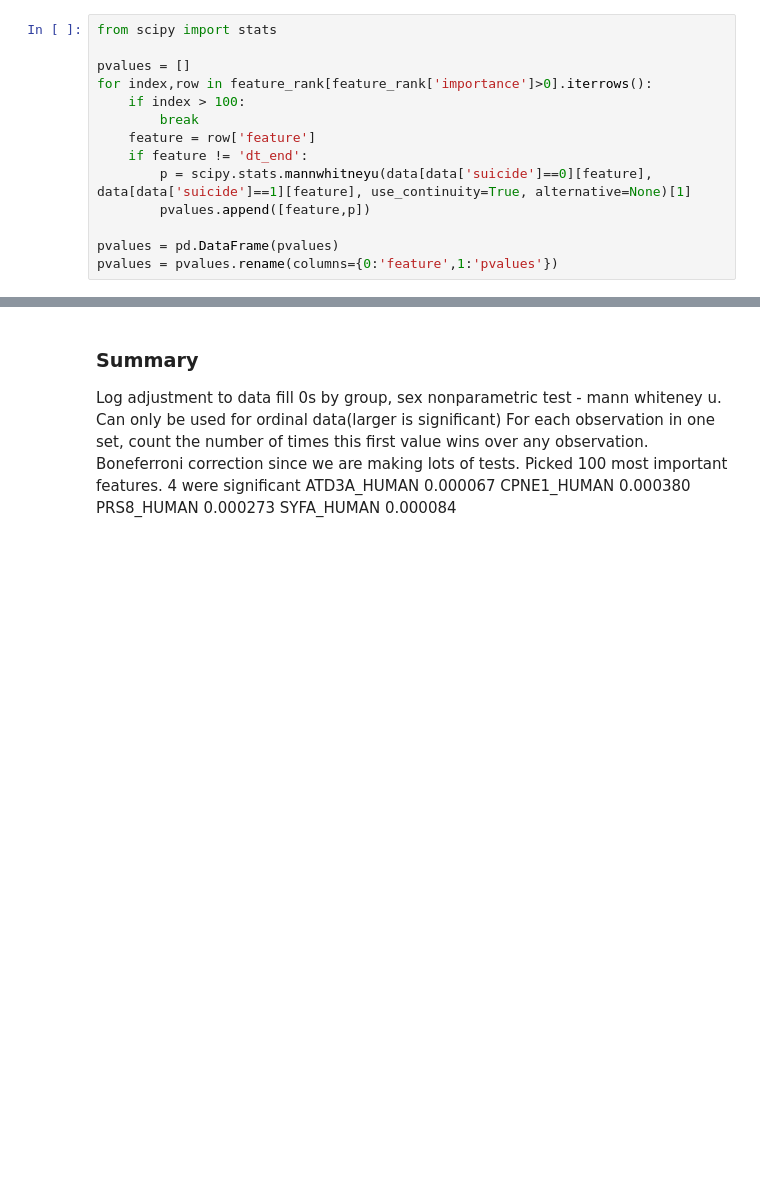
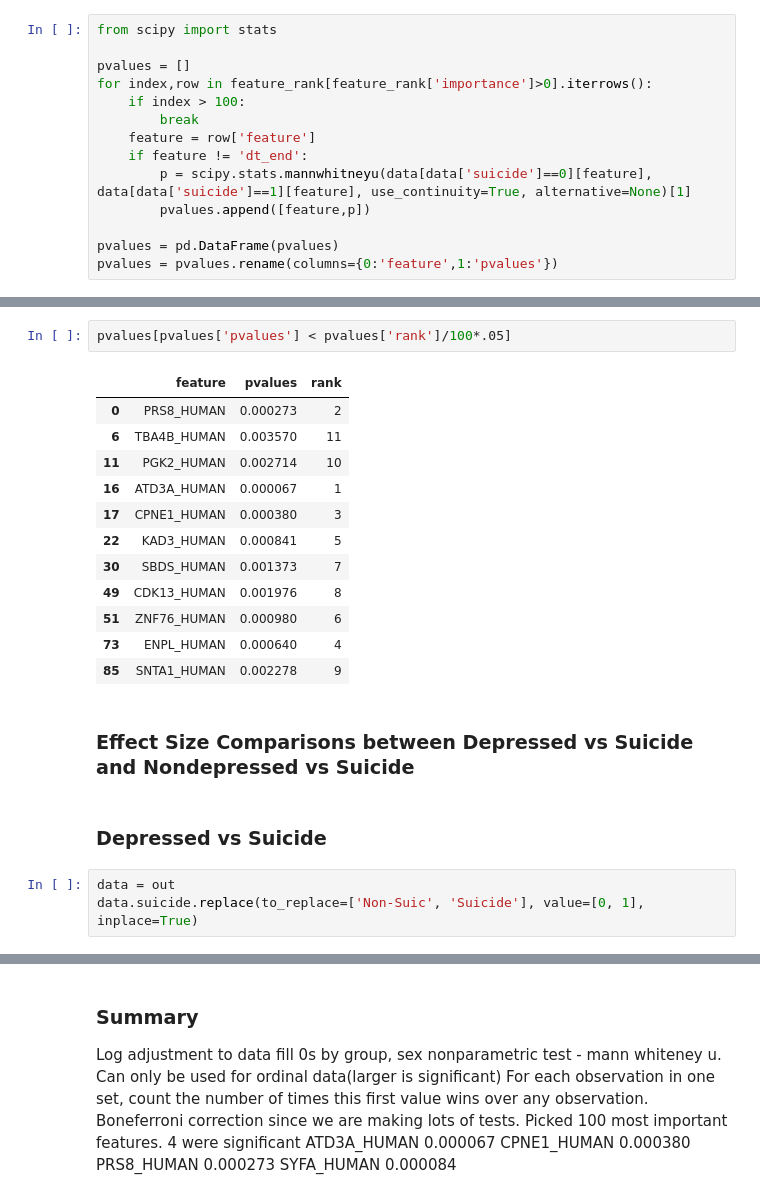
Before and after one commit to yjs1210/brain-depression-proteomic-analysis, a Jupyter notebook: nonparametric_test.ipynb, the cells around one changed output, grey strips where cells are left out. Cells and saved outputs as stored; diff of their text form; blank space fills up the shorter version.

```diff
--- a/nonparametric_test.ipynb
+++ b/nonparametric_test.ipynb
@@ -114,0 +127,22 @@ pvalues[pvalues['pvalues']<0.05/100]
+# %%
+pvalues[pvalues['pvalues'] < pvalues['rank']/100*.05]
+# %% [output]
+|  | feature | pvalues | rank |
+| 0 | PRS8_HUMAN | 0.000273 | 2 |
+| 6 | TBA4B_HUMAN | 0.003570 | 11 |
+| 11 | PGK2_HUMAN | 0.002714 | 10 |
+| 16 | ATD3A_HUMAN | 0.000067 | 1 |
+| 17 | CPNE1_HUMAN | 0.000380 | 3 |
+| 22 | KAD3_HUMAN | 0.000841 | 5 |
+| 30 | SBDS_HUMAN | 0.001373 | 7 |
+| 49 | CDK13_HUMAN | 0.001976 | 8 |
+| 51 | ZNF76_HUMAN | 0.000980 | 6 |
+| 73 | ENPL_HUMAN | 0.000640 | 4 |
+| 85 | SNTA1_HUMAN | 0.002278 | 9 |
+# %% [markdown]
+### Effect Size Comparisons between Depressed vs Suicide and Nondepressed vs Suicide
+# %% [markdown]
+### Depressed vs Suicide
+# %%
+data = out
+data.suicide.replace(to_replace=['Non-Suic', 'Suicide'], value=[0, 1], inplace=True)
```
Also changed, not shown: parts of 19 cells of this notebook.
